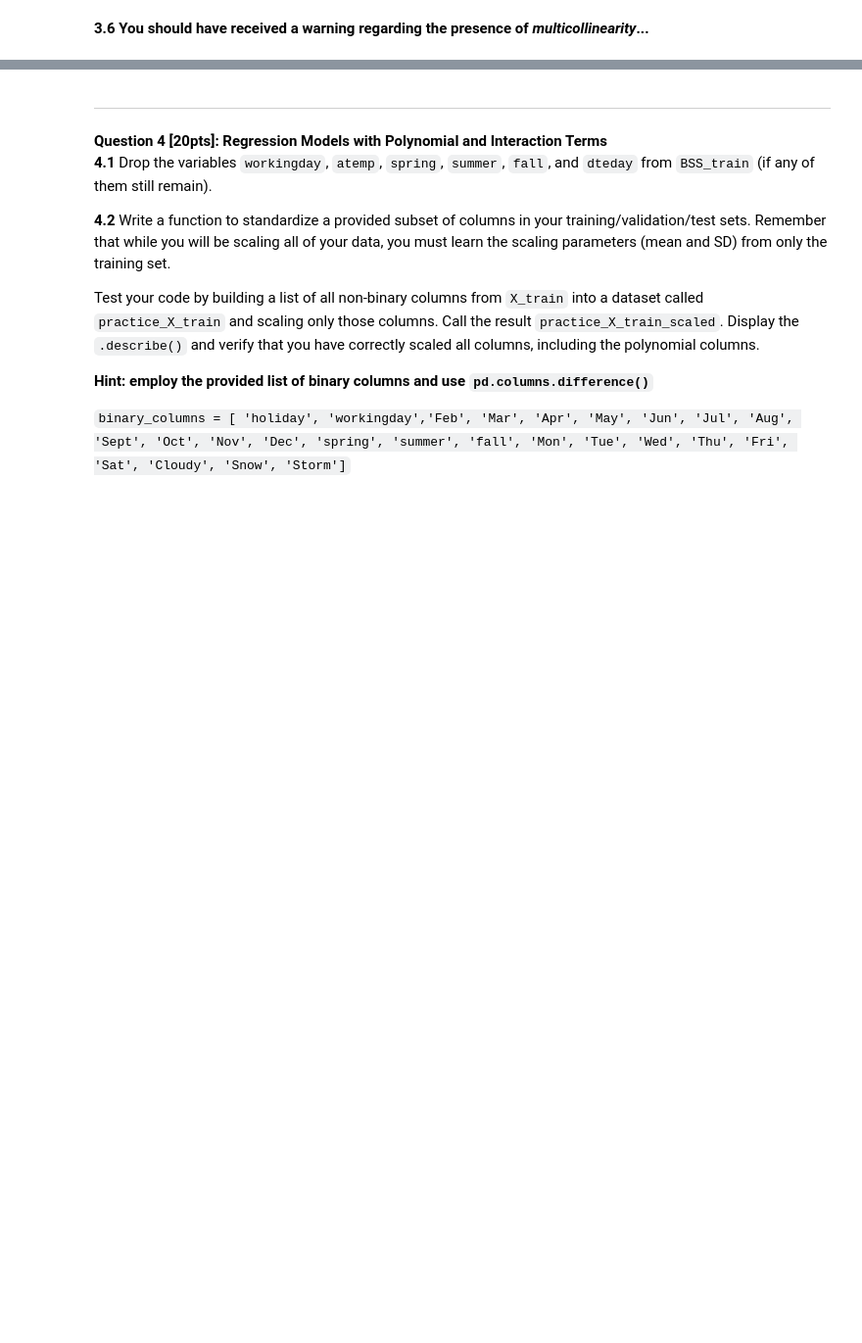
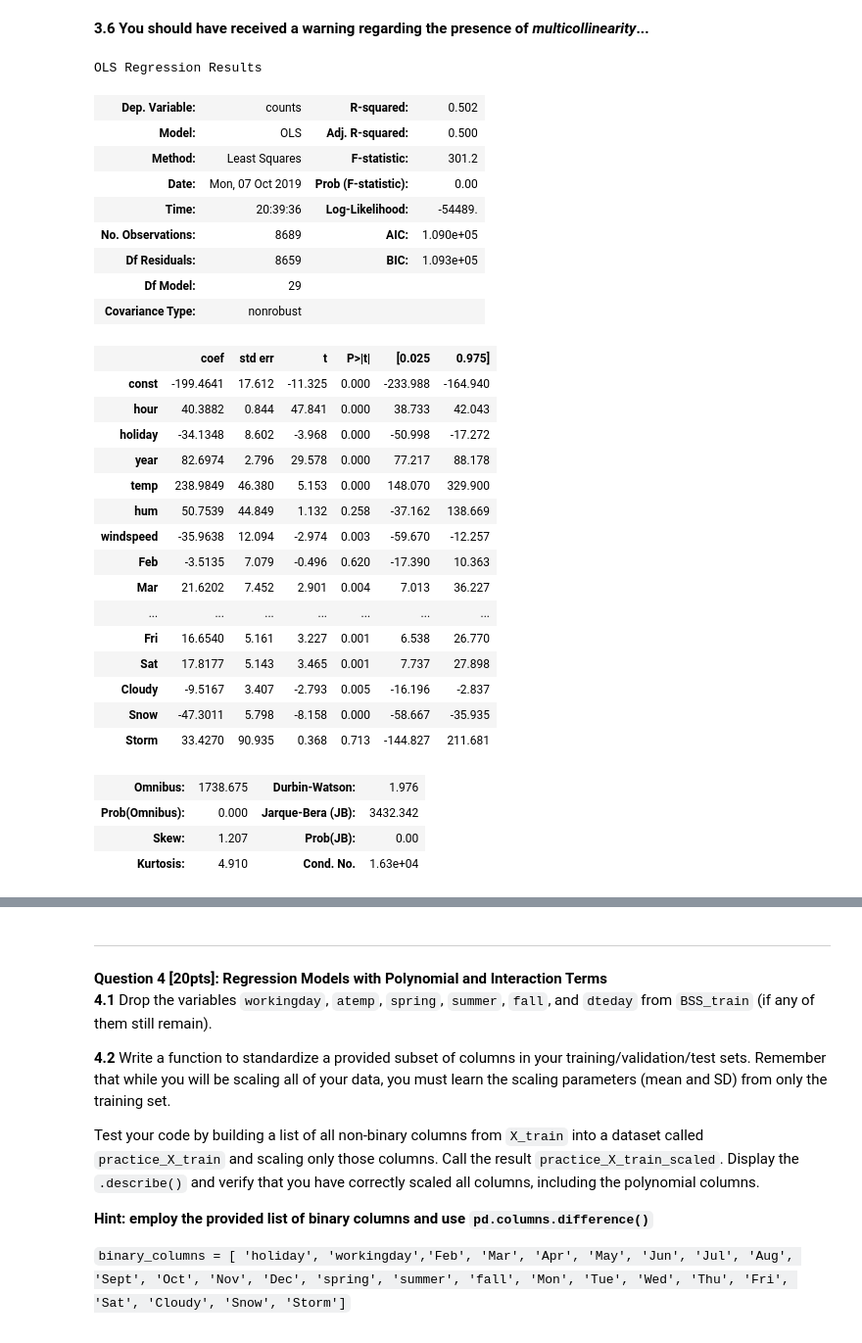
Before and after one commit to kdumontnu/2019-CS109A, a Jupyter notebook: homework/hw3/cs109a_hw3submit.ipynb, the cells around one changed output, grey strips where cells are left out. Shown at 98% size. Drawn from its saved outputs; the diff is of its cells as text; code cells hidden in the pictures; blank space fills up the shorter version.

```diff
--- a/homework/hw3/cs109a_hw3submit.ipynb
+++ b/homework/hw3/cs109a_hw3submit.ipynb
@@ -730,0 +747,43 @@ OLS Regression Results
+# %%
+# your code here
+X_train_drop = np.delete(X_train_poly,
+                         [predictor_vars.index(i) for i in ['workingday', 'atemp', 'spring', 'summer', 'fall']],
+                         axis=1)
+predictor_vars_drop = np.delete(predictor_vars,
+                         [predictor_vars.index(i) for i in ['workingday', 'atemp', 'spring', 'summer', 'fall']])
+
+OLSModel = sm.OLS(BSS_train.counts, sm.add_constant(X_train_drop))
+OLSModel_Fit = OLSModel.fit()
+
+OLSModel_Fit.summary(xname= ['const'] + predictor_vars_drop.tolist())
+# %% [output]
+OLS Regression Results
+| Dep. Variable: | counts | R-squared: | 0.502 |
+| Model: | OLS | Adj. R-squared: | 0.500 |
+| Method: | Least Squares | F-statistic: | 301.2 |
+| Date: | Mon, 07 Oct 2019 | Prob (F-statistic): | 0.00 |
+| Time: | 20:39:36 | Log-Likelihood: | -54489. |
+| No. Observations: | 8689 | AIC: | 1.090e+05 |
+| Df Residuals: | 8659 | BIC: | 1.093e+05 |
+| Df Model: | 29 |  |  |
+| Covariance Type: | nonrobust |  |  |
+|  | coef | std err | t | P>|t| | [0.025 | 0.975] |
+| const | -199.4641 | 17.612 | -11.325 | 0.000 | -233.988 | -164.940 |
+| hour | 40.3882 | 0.844 | 47.841 | 0.000 | 38.733 | 42.043 |
+| holiday | -34.1348 | 8.602 | -3.968 | 0.000 | -50.998 | -17.272 |
+| year | 82.6974 | 2.796 | 29.578 | 0.000 | 77.217 | 88.178 |
+| temp | 238.9849 | 46.380 | 5.153 | 0.000 | 148.070 | 329.900 |
+| hum | 50.7539 | 44.849 | 1.132 | 0.258 | -37.162 | 138.669 |
+| windspeed | -35.9638 | 12.094 | -2.974 | 0.003 | -59.670 | -12.257 |
+| Feb | -3.5135 | 7.079 | -0.496 | 0.620 | -17.390 | 10.363 |
+| Mar | 21.6202 | 7.452 | 2.901 | 0.004 | 7.013 | 36.227 |
+| ... | ... | ... | ... | ... | ... | ... |
+| Fri | 16.6540 | 5.161 | 3.227 | 0.001 | 6.538 | 26.770 |
+| Sat | 17.8177 | 5.143 | 3.465 | 0.001 | 7.737 | 27.898 |
+| Cloudy | -9.5167 | 3.407 | -2.793 | 0.005 | -16.196 | -2.837 |
+| Snow | -47.3011 | 5.798 | -8.158 | 0.000 | -58.667 | -35.935 |
+| Storm | 33.4270 | 90.935 | 0.368 | 0.713 | -144.827 | 211.681 |
+| Omnibus: | 1738.675 | Durbin-Watson: | 1.976 |
+| Prob(Omnibus): | 0.000 | Jarque-Bera (JB): | 3432.342 |
+| Skew: | 1.207 | Prob(JB): | 0.00 |
+| Kurtosis: | 4.910 | Cond. No. | 1.63e+04 |
```
Also changed, not shown: parts of 24 cells of this notebook.
